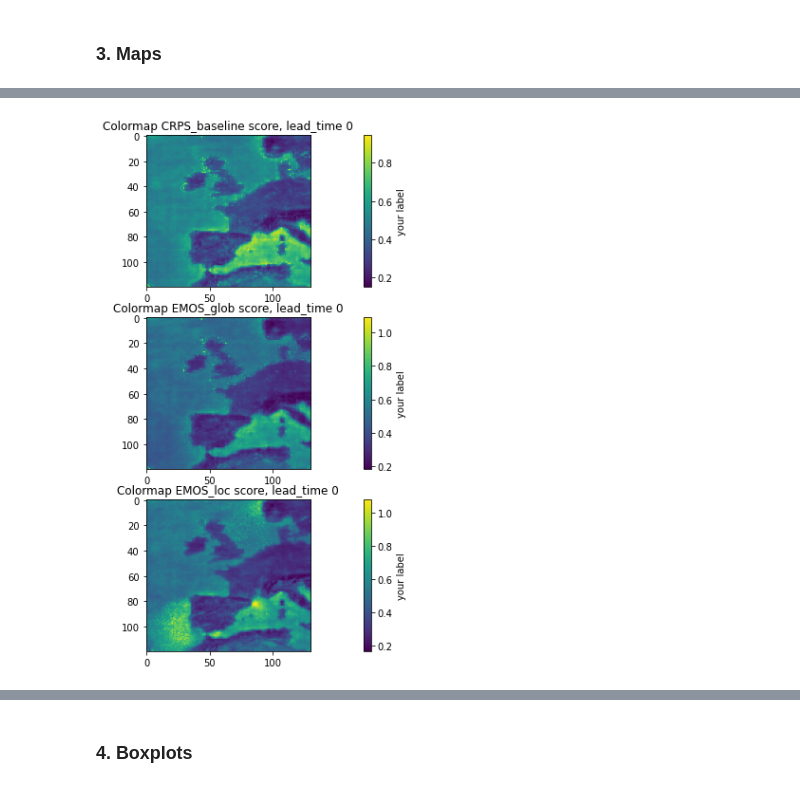
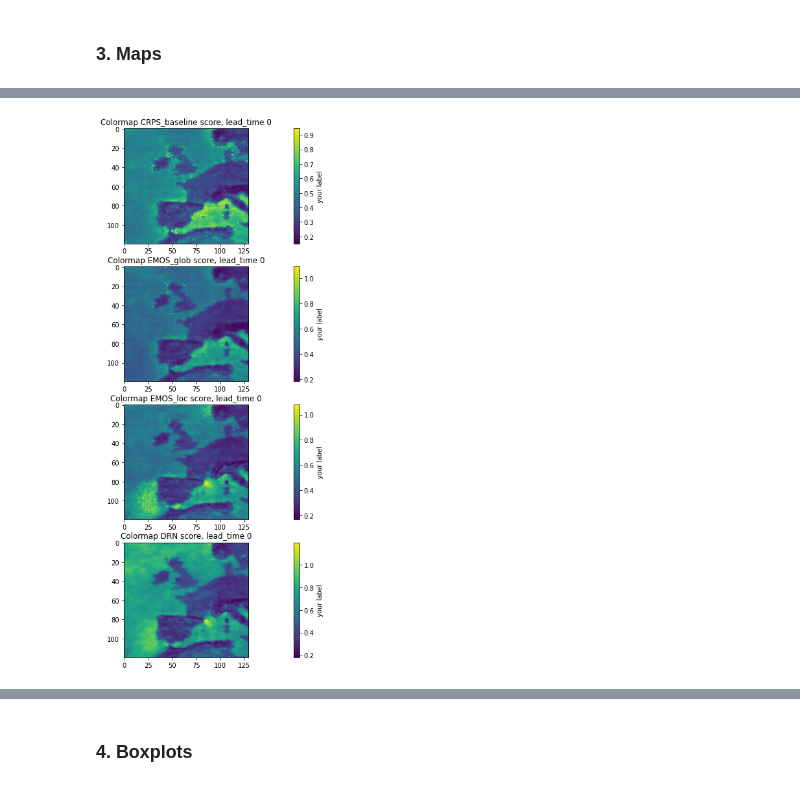
Before and after one commit to cleveryangcong/Bachelor_Thesis, a Jupyter notebook: notebooks/reports/1.1-dc-score_visualization_final.ipynb, the cells around one changed output, grey strips where cells are left out. Drawn from its saved outputs; the diff is of its cells as text; code cells hidden in the pictures.

Commit message:
Add visualizations for ws10 drn

```diff
--- a/notebooks/reports/1.1-dc-score_visualization_final.ipynb
+++ b/notebooks/reports/1.1-dc-score_visualization_final.ipynb
@@ -227,8 +227,8 @@ heatmap_lead("t2m", 0)
 [interactive output not drawn]
 # %%
-heatmap_lead("ws10", 0, models=[True, True, True, False])
+heatmap_lead("ws10", 0, models=[True, True, True, True])
 # %% [output]
-[figure, old version]
+[figure, new version]
 [interactive output not drawn]
 # %% [markdown]
 ### 4. Boxplots
```
Also changed, not shown: parts of 9 cells of this notebook.
